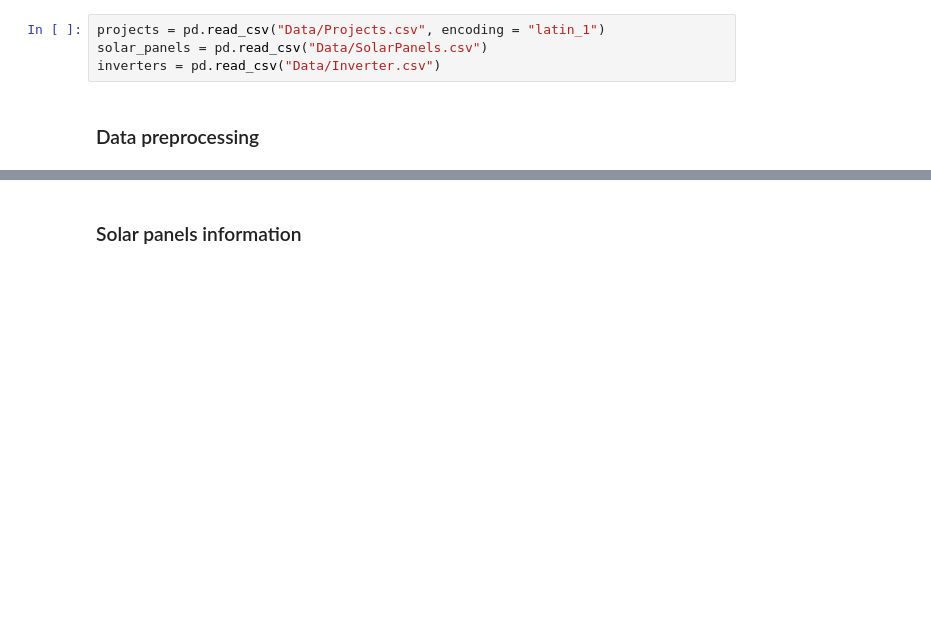
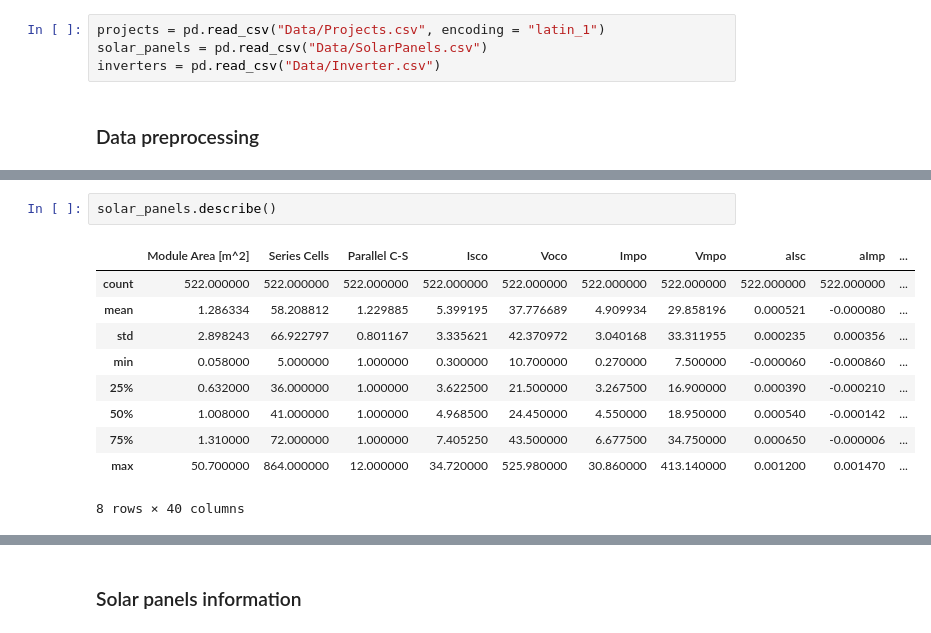
Before and after one commit to Harold2828/PV-Autosizing, a Jupyter notebook: Testing.ipynb, the cells around one changed output, grey strips where cells are left out. Cells and saved outputs as stored; diff of their text form; blank space fills up the shorter version.

```diff
--- a/Testing.ipynb
+++ b/Testing.ipynb
@@ -13,0 +33,13 @@ inverters = pd.read_csv("Data/Inverter.csv")
+# %%
+solar_panels.describe()
+# %% [output]
+|  | Module Area [m^2] | Series Cells | Parallel C-S | Isco | Voco | Impo | Vmpo | aIsc | aImp | ... |
+| count | 522.000000 | 522.000000 | 522.000000 | 522.000000 | 522.000000 | 522.000000 | 522.000000 | 522.000000 | 522.000000 | ... |
+| mean | 1.286334 | 58.208812 | 1.229885 | 5.399195 | 37.776689 | 4.909934 | 29.858196 | 0.000521 | -0.000080 | ... |
+| std | 2.898243 | 66.922797 | 0.801167 | 3.335621 | 42.370972 | 3.040168 | 33.311955 | 0.000235 | 0.000356 | ... |
+| min | 0.058000 | 5.000000 | 1.000000 | 0.300000 | 10.700000 | 0.270000 | 7.500000 | -0.000060 | -0.000860 | ... |
+| 25% | 0.632000 | 36.000000 | 1.000000 | 3.622500 | 21.500000 | 3.267500 | 16.900000 | 0.000390 | -0.000210 | ... |
+| 50% | 1.008000 | 41.000000 | 1.000000 | 4.968500 | 24.450000 | 4.550000 | 18.950000 | 0.000540 | -0.000142 | ... |
+| 75% | 1.310000 | 72.000000 | 1.000000 | 7.405250 | 43.500000 | 6.677500 | 34.750000 | 0.000650 | -0.000006 | ... |
+| max | 50.700000 | 864.000000 | 12.000000 | 34.720000 | 525.980000 | 30.860000 | 413.140000 | 0.001200 | 0.001470 | ... |
+8 rows × 40 columns
```
Also changed, not shown: parts of 15 cells of this notebook, 1 other file.
